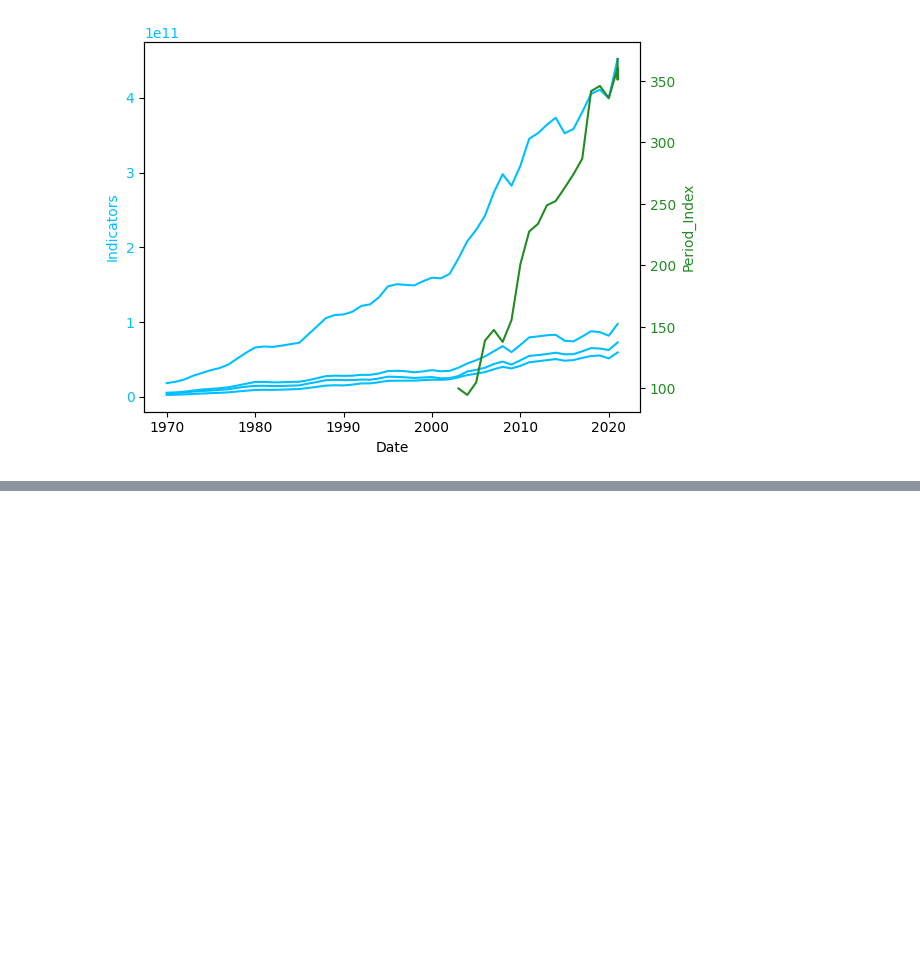
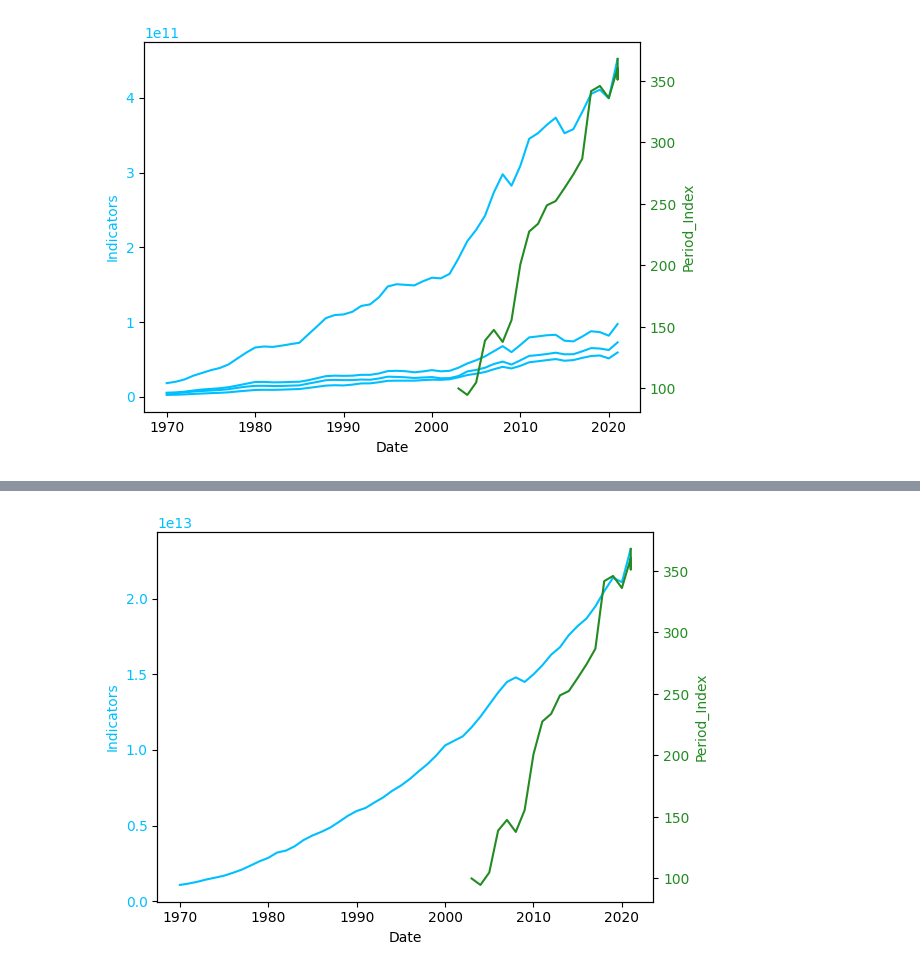
Before and after one commit to maximarbuzov/maxim, a Jupyter notebook: Untitled7.ipynb, the cells around one changed output, grey strips where cells are left out. Cells and saved outputs as stored; diff of their text form; code cells hidden in the pictures; blank space fills up the shorter version.

```diff
--- a/Untitled7.ipynb
+++ b/Untitled7.ipynb
@@ -1183,0 +1231,18 @@ plt.show()
+# %%
+data_1 = df_US[' Gross Domestic Product (GDP) ']
+data_2 = result1['Period_Index']
+
+fig, ax1 = plt.subplots()
+
+ax1.set_xlabel('Date')
+ax1.set_ylabel('Indicators', color = 'deepskyblue')
+ax1.plot(data_1, color = 'deepskyblue')
+ax1.tick_params(axis ='y', labelcolor = 'deepskyblue')
+
+ax2 = ax1.twinx()
+
+ax2.set_ylabel('Period_Index', color = 'forestgreen')
+ax2.plot(data_2, color = 'forestgreen')
+ax2.tick_params(axis ='y', labelcolor = 'forestgreen')
+# %% [output]
+[figure, added]
```
Also changed, not shown: parts of 6 cells of this notebook.
